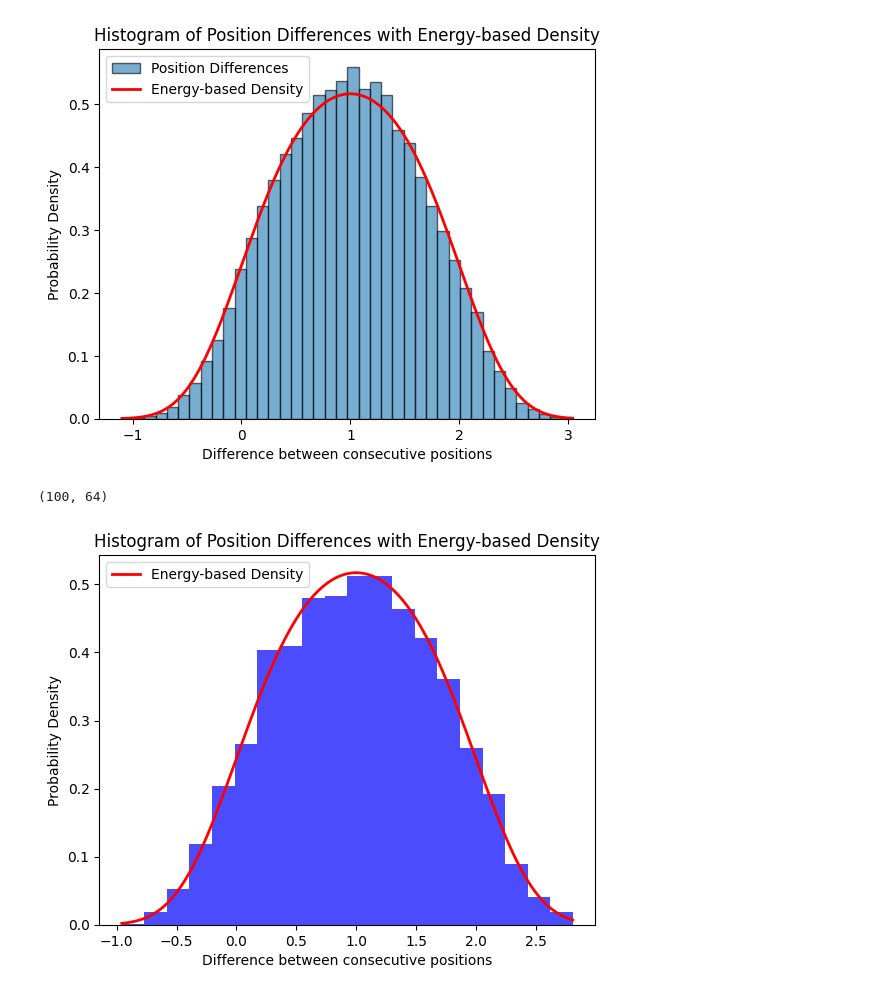
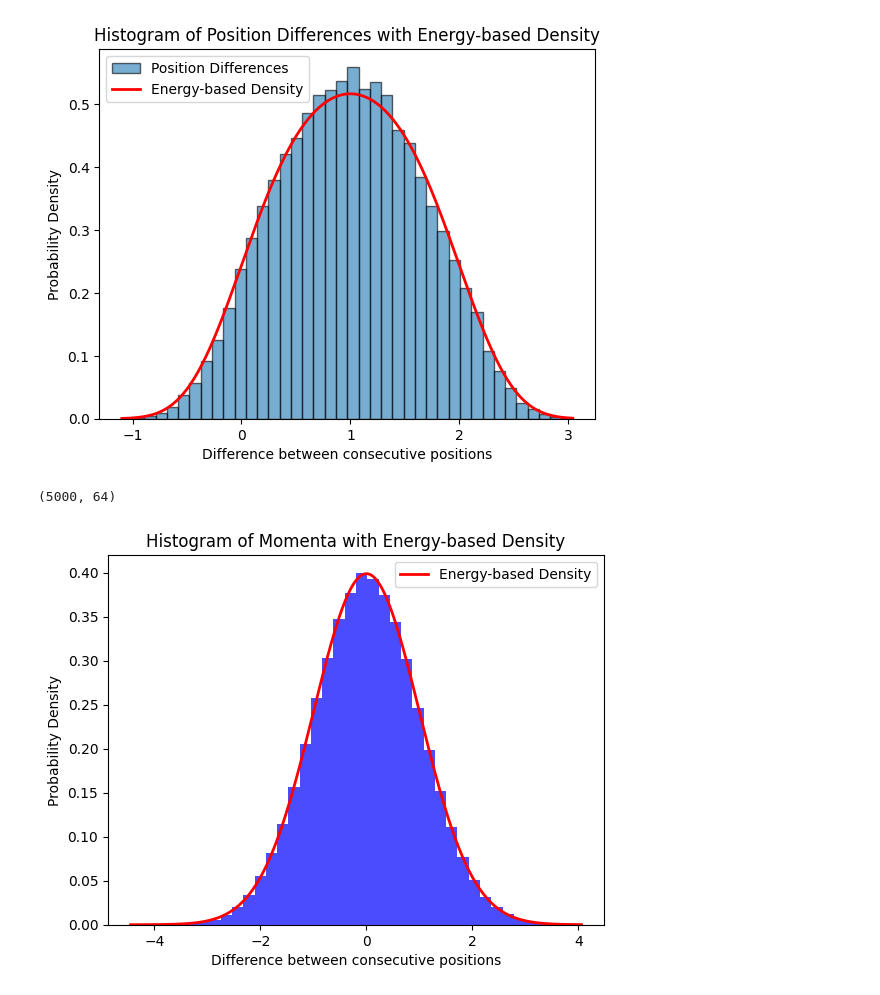
Before and after one commit to vdiflorio/1Dchain, a Jupyter notebook: hist.ipynb, the cells around one changed output. Cells and saved outputs as stored; diff of their text form; code cells hidden in the pictures.

```diff
--- a/hist.ipynb
+++ b/hist.ipynb
@@ -110,7 +110,7 @@ def read_conditions(filename, num_condizioni, neq):
 
 
 filename = "condizioni.bin"
-num_condizioni = 100  # Numero di condizioni da leggere
+num_condizioni = 5000  # Numero di condizioni da leggere
 N=30
 dim=1
 neq= (N+2)*2*dim + 2
@@ -126,40 +126,40 @@ import matplotlib.pyplot as plt
 
 # Supponendo che `cond_t` sia già definito
 # Estrai solo le colonne di `x` per ciascuna catena
 x_values = cond_t[:, ::2]  # Prende solo le colonne alternate, che sono i valori `x`
-
+p_values=np.concatenate(cond_t[:, 3:-2:2])
 # Calcola le differenze tra valori successivi di `x` per ciascuna catena (prima dimensione)
 diff_x_all = [np.diff(x_chain) for x_chain in x_values]
 
 # Unisci tutte le differenze in un singolo array per l'istogramma
 diff_x_all = np.concatenate(diff_x_all)
 
 # Crea l'istogramma delle differenze
-plt.hist(diff_x_all, bins=20, density=True, alpha=0.7, color='blue')
+plt.hist(p_values, bins=40, density=True, alpha=0.7, color='blue')
 
 def energy(x, a, b):
-    return (x-1)**2/2 + a * (x-1)**3/3 + b * (x-1)**4/4
+    return x**2/2#(x-1)**2/2 + a * (x-1)**3/3 + b * (x-1)**4/4
 
 def density(x, a, b, beta):
     return np.exp(-beta * energy(x, a, b))
 
 # Generate x values for plotting the density
-x_vals = np.linspace(min(diff_x_all), max(diff_x_all), 500)
+x_vals = np.linspace(min(p_values), max(p_values), 500)
 density_vals = density(x_vals, 0, 1, 1)
 density_vals /= np.trapz(density_vals, x_vals)  # Normalize the density
 
 # Step 5: Plot the density function
 plt.plot(x_vals, density_vals, color='red', linewidth=2, label='Energy-based Density')
 
 # Add labels and legend
 plt.xlabel('Difference between consecutive positions')
 plt.ylabel('Probability Density')
-plt.title('Histogram of Position Differences with Energy-based Density')
+plt.title('Histogram of Momenta with Energy-based Density')
 plt.legend()
 plt.show()
 # %% [output]
-(100, 64)
+(5000, 64)
-[figure, old version]
+[figure, new version]
 # %%
 import numpy as np
 import matplotlib.pyplot as plt
```
Also changed, not shown: parts of 2 cells of this notebook.
